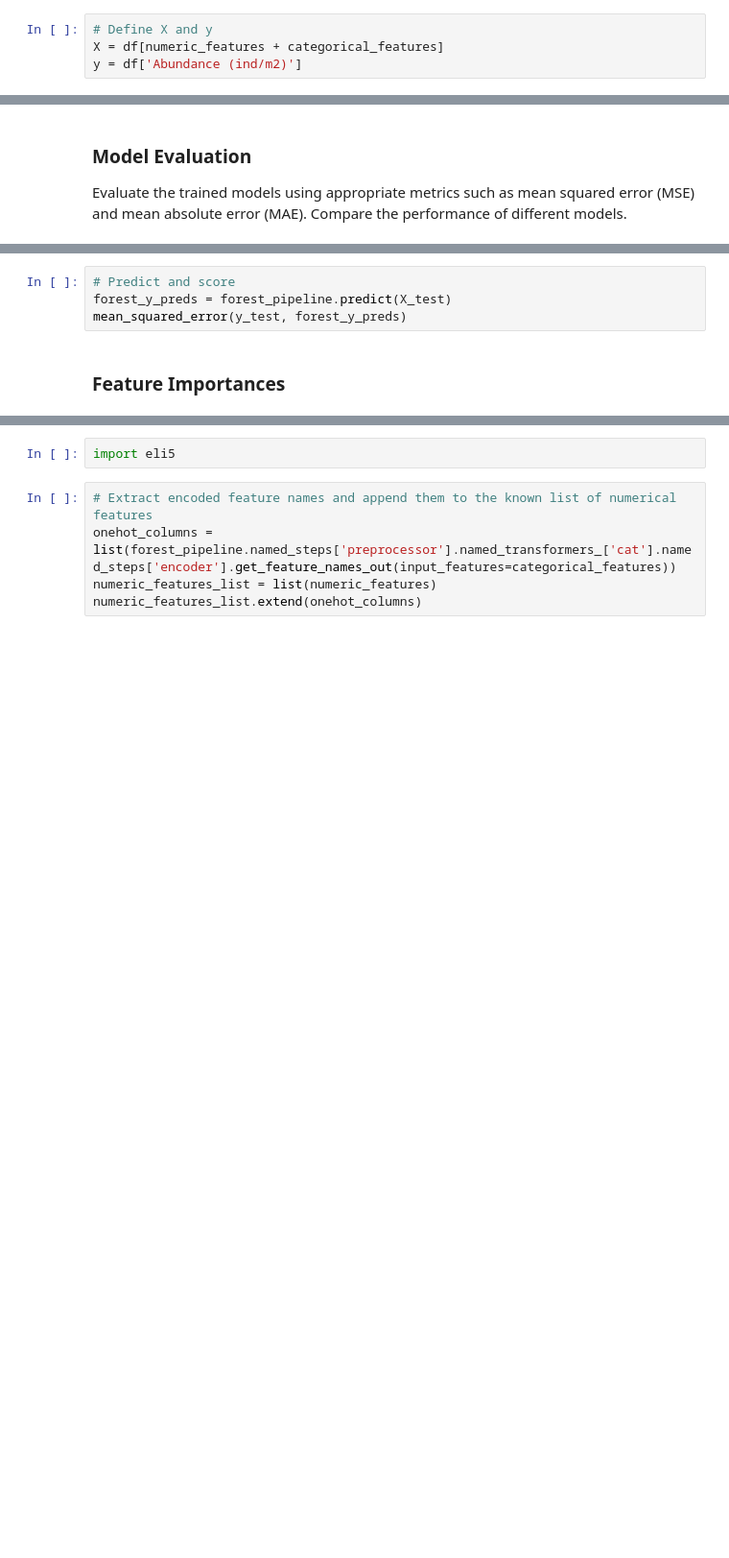
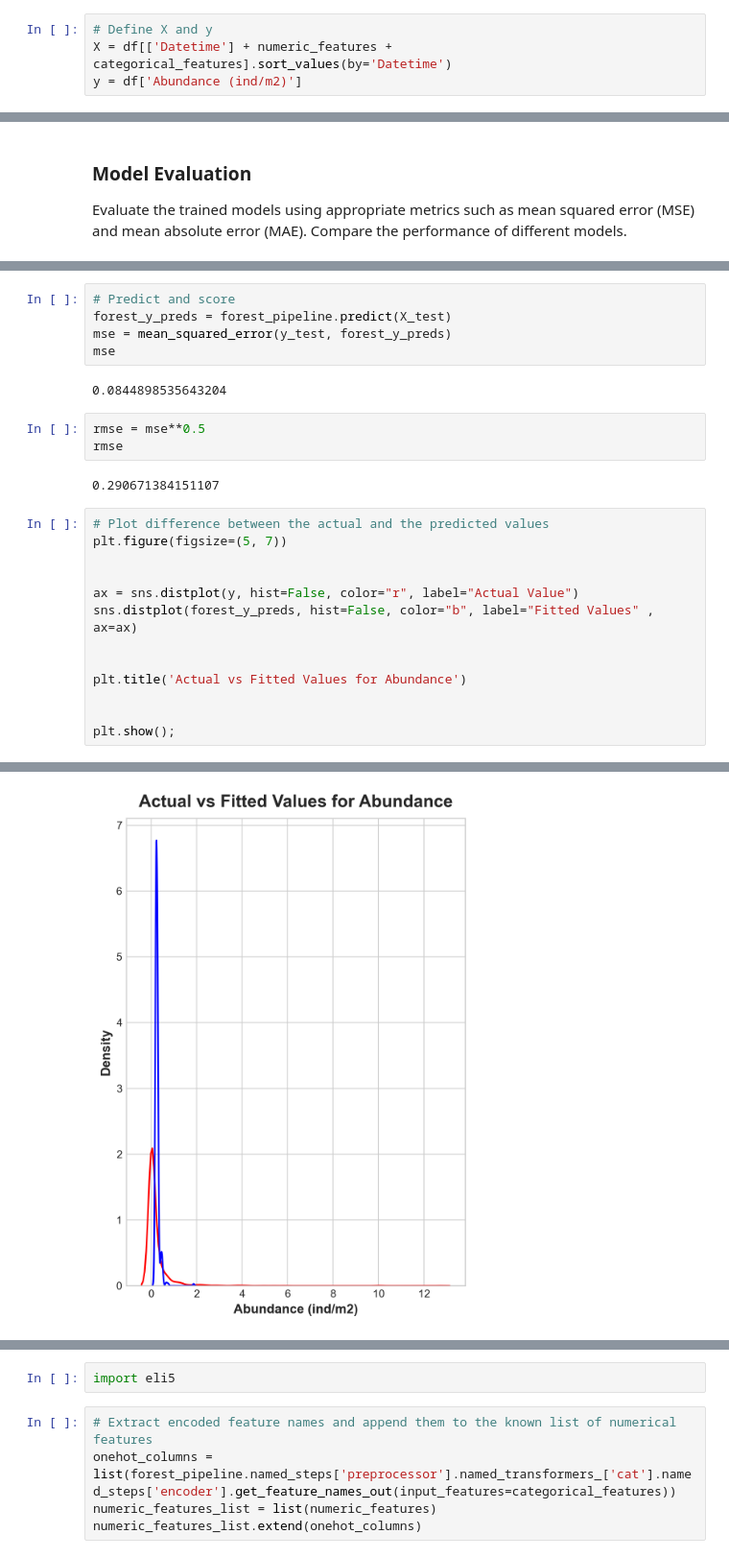
Before and after one commit to lara-es/cascais_phase2, a Jupyter notebook: kate-modeling.ipynb, the cells around one changed output, grey strips where cells are left out. Shown at 96% size. Drawn from its saved outputs; the diff is of its cells as text; blank space fills up the shorter version.

```diff
--- a/kate-modeling.ipynb
+++ b/kate-modeling.ipynb
@@ -166,7 +152,7 @@ preprocessor = ColumnTransformer(
 ### Train/Test split
 # %%
 # Define X and y
-X = df[numeric_features + categorical_features]
+X = df[['Datetime'] + numeric_features + categorical_features].sort_values(by='Datetime')
 y = df['Abundance (ind/m2)']
 # %%
 X["Weather Condition"].value_counts()
@@ -234,6 +259,26 @@ mean_squared_error(y_test, linear_y_preds)
 # %%
 # Predict and score
 forest_y_preds = forest_pipeline.predict(X_test)
-mean_squared_error(y_test, forest_y_preds)
+mse = mean_squared_error(y_test, forest_y_preds)
+mse
+# %% [output]
+0.0844898535643204
-# %% [markdown]
-### Feature Importances
+# %%
+rmse = mse**0.5
+rmse
+# %% [output]
+0.290671384151107
+# %%
+# Plot difference between the actual and the predicted values
+plt.figure(figsize=(5, 7))
+
+
+ax = sns.distplot(y, hist=False, color="r", label="Actual Value")
+sns.distplot(forest_y_preds, hist=False, color="b", label="Fitted Values" , ax=ax)
+
+
+plt.title('Actual vs Fitted Values for Abundance')
+
+
+plt.show();
+# %% [output]
@@ -239,0 +304 @@ mean_squared_error(y_test, forest_y_preds)
+[figure, added]
```
Also changed, not shown: parts of 15 cells of this notebook, 2 other files.
